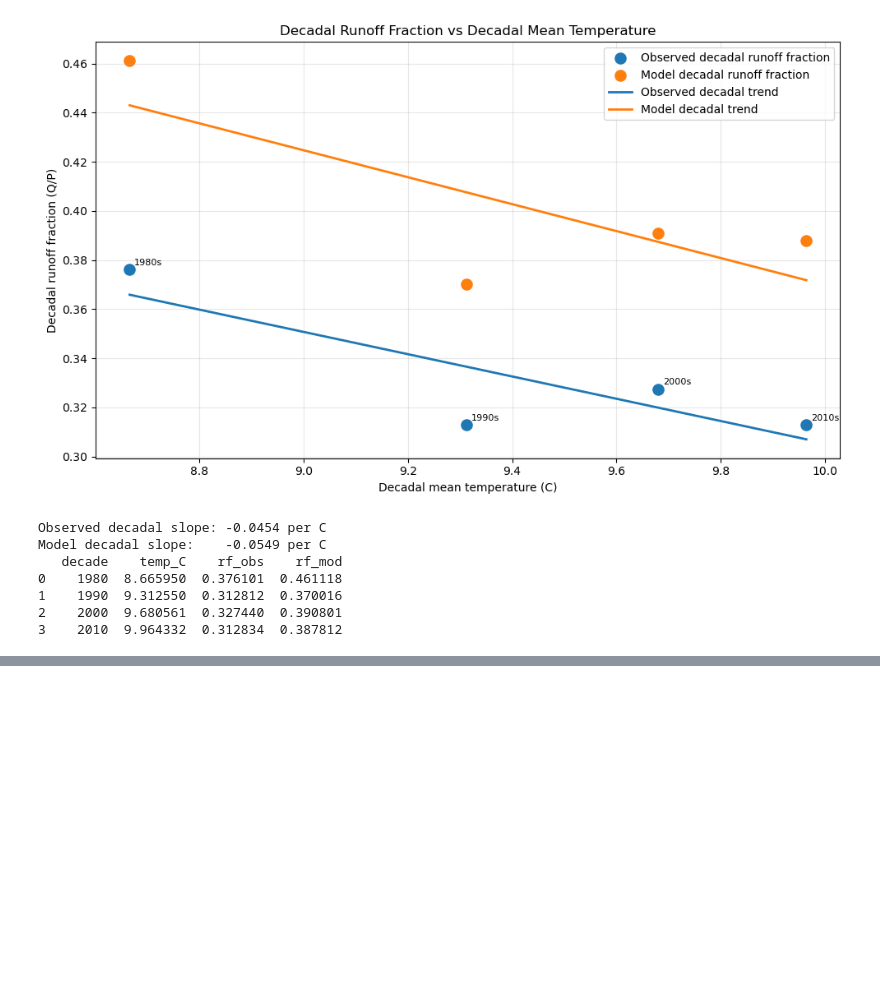
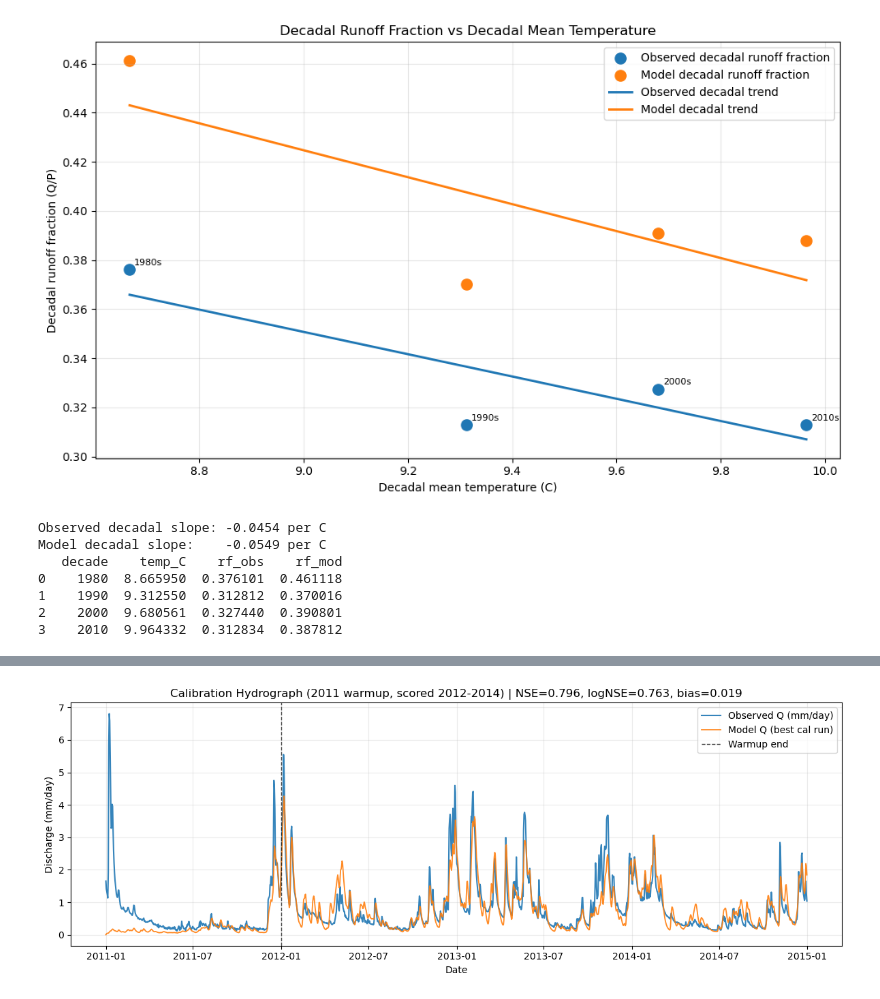
Before and after one commit to Doriswong35/teaching-materials, a Jupyter notebook: Main_project/Temp.ipynb, the cells around one changed output, grey strips where cells are left out. Drawn from its saved outputs; the diff is of its cells as text; code cells hidden in the pictures; blank space fills up the shorter version.

Commit message:
Updated with daily temp data

```diff
--- a/Main_project/Temp.ipynb
+++ b/Main_project/Temp.ipynb
@@ -594,0 +449,20 @@ Current best run follows hypothesis: higher temperature -> lower Su_max
+# %%
+# Calibration hydrograph (forcing 2011-2014; metrics on 2012-2014 after warmup)
+import matplotlib.pyplot as plt
+
+plt.figure(figsize=(12, 4.5))
+plt.plot(daily_forcing.index, q_obs_daily, label='Observed Q (mm/day)', linewidth=1.5, alpha=0.9)
+plt.plot(daily_forcing.index, sim_daily_best, label='Model Q (best cal run)', linewidth=1.3, alpha=0.9)
+plt.axvline(pd.Timestamp('2012-01-01'), color='k', linestyle='--', linewidth=1.0, alpha=0.7, label='Warmup end')
+plt.title(
+    f'Calibration Hydrograph (2011 warmup, scored 2012-2014) | '
+    f"NSE={best_daily['nse_cal']:.3f}, logNSE={best_daily['lognse_cal']:.3f}, bias={best_daily['rb_cal']:.3f}"
+)
+plt.xlabel('Date')
+plt.ylabel('Discharge (mm/day)')
+plt.grid(alpha=0.25)
+plt.legend()
+plt.tight_layout()
+plt.show()
+# %% [output]
+[figure, added]
```
Also changed, not shown: parts of 33 cells of this notebook, 2 other files.
